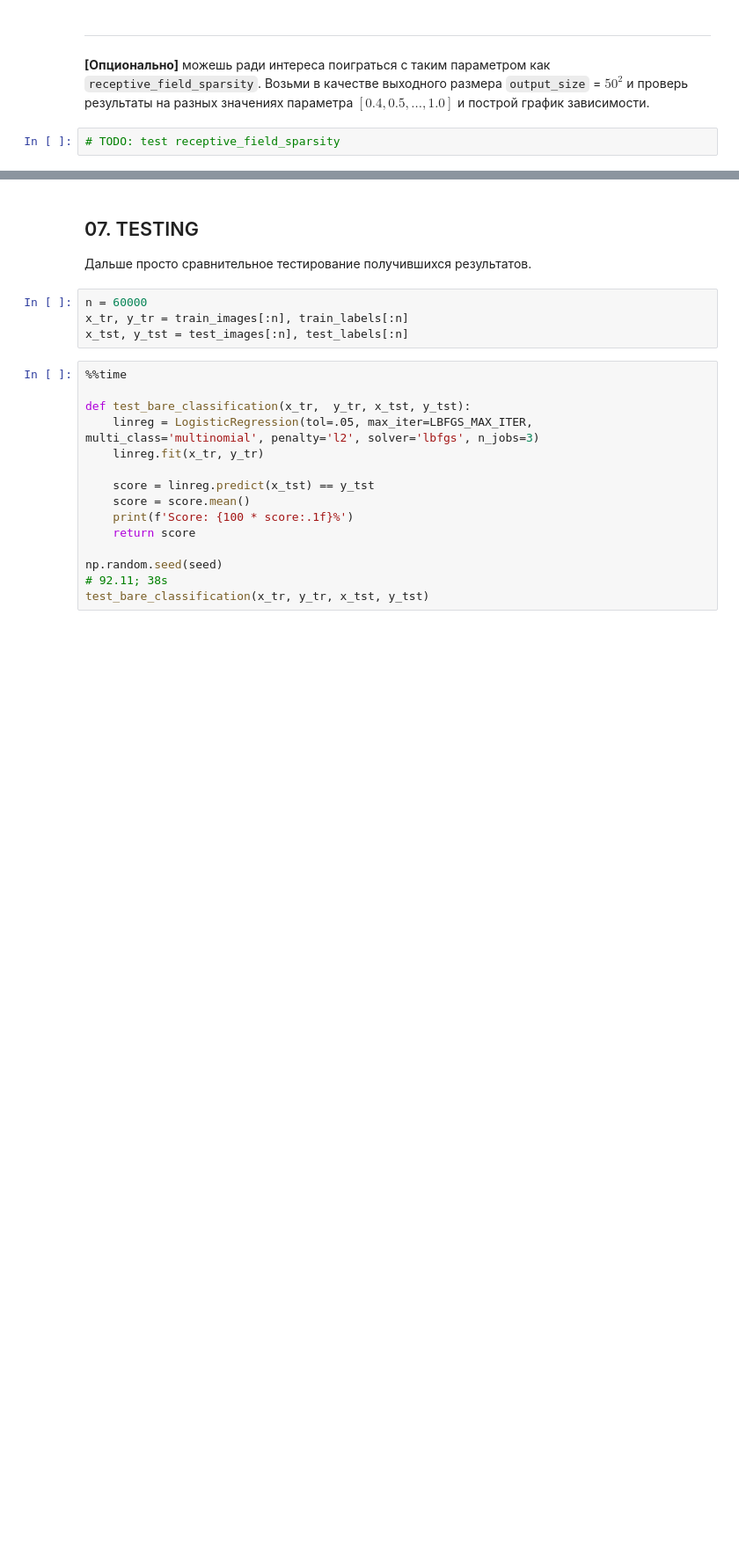
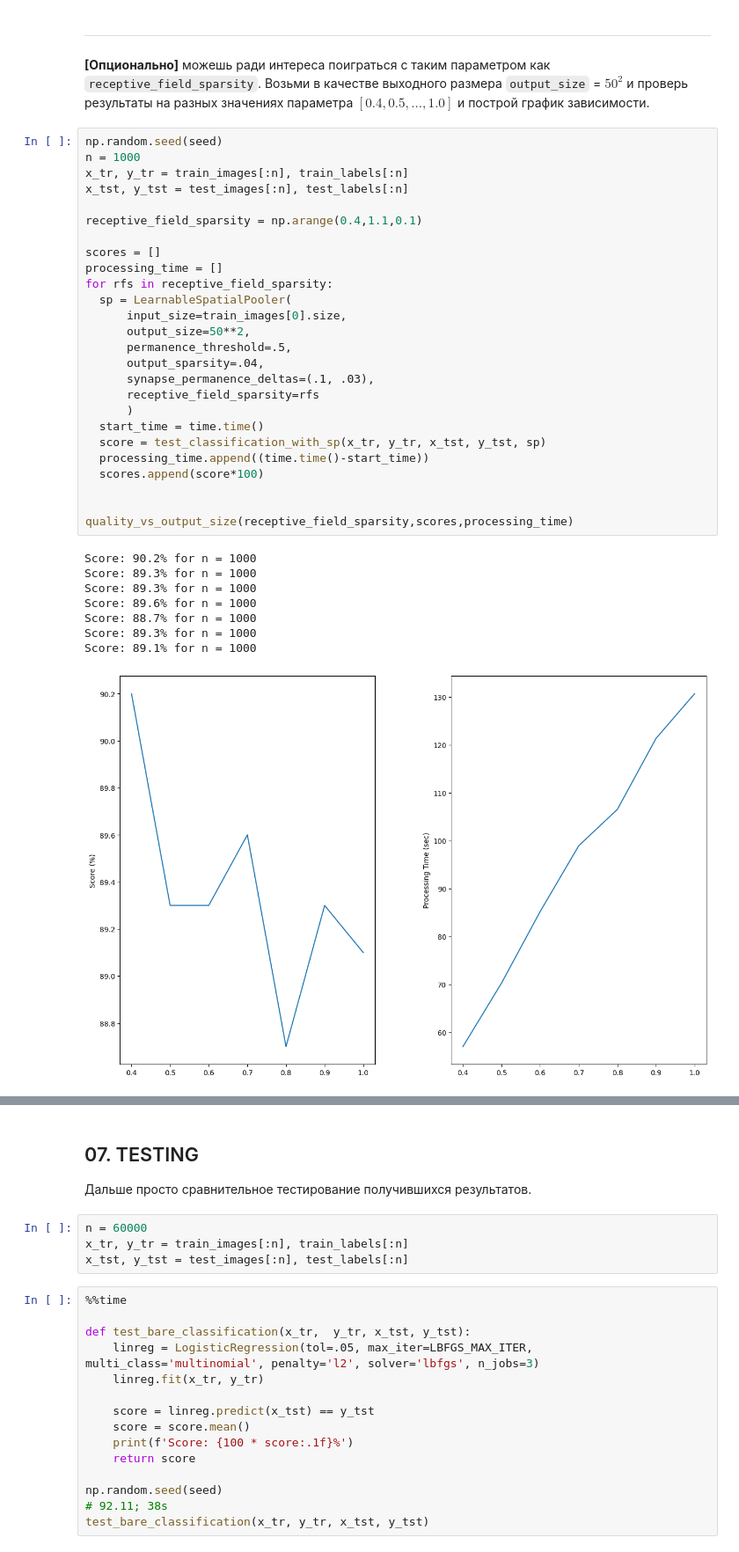
Before and after one commit to 5a7man/cds_internship_tasks_sp, a Jupyter notebook: sp.ipynb, the cells around one changed output, grey strips where cells are left out. Shown at 88% size. Drawn from its saved outputs; the diff is of its cells as text; blank space fills up the shorter version.

```diff
--- a/sp.ipynb
+++ b/sp.ipynb
@@ -557,5 +655,38 @@ Entropy: 156.8249
 # %% [markdown]
 ___
 __[Опционально]__ можешь ради интереса поиграться с таким параметром как `receptive_field_sparsity`. Возьми в качестве выходного размера `output_size` = $50^2$ и проверь результаты на разных значениях параметра $[0.4, 0.5, ..., 1.0]$ и построй график зависимости.
-# %%
-# TODO: test receptive_field_sparsity
+# %%
+np.random.seed(seed)
+n = 1000
+x_tr, y_tr = train_images[:n], train_labels[:n]
+x_tst, y_tst = test_images[:n], test_labels[:n]
+
+receptive_field_sparsity = np.arange(0.4,1.1,0.1)
+
+scores = []
+processing_time = []
+for rfs in receptive_field_sparsity:
+  sp = LearnableSpatialPooler(
+      input_size=train_images[0].size,
+      output_size=50**2,
+      permanence_threshold=.5,
+      output_sparsity=.04,
+      synapse_permanence_deltas=(.1, .03),
+      receptive_field_sparsity=rfs
+      )
+  start_time = time.time()
+  score = test_classification_with_sp(x_tr, y_tr, x_tst, y_tst, sp)
+  processing_time.append((time.time()-start_time))
+  scores.append(score*100)
+
+
+quality_vs_output_size(receptive_field_sparsity,scores,processing_time)
+# %% [output]
+Score: 90.2% for n = 1000
+Score: 89.3% for n = 1000
+Score: 89.3% for n = 1000
+Score: 89.6% for n = 1000
+Score: 88.7% for n = 1000
+Score: 89.3% for n = 1000
+Score: 89.1% for n = 1000
+[figure, added]
```
Also changed, not shown: parts of 14 cells of this notebook.
